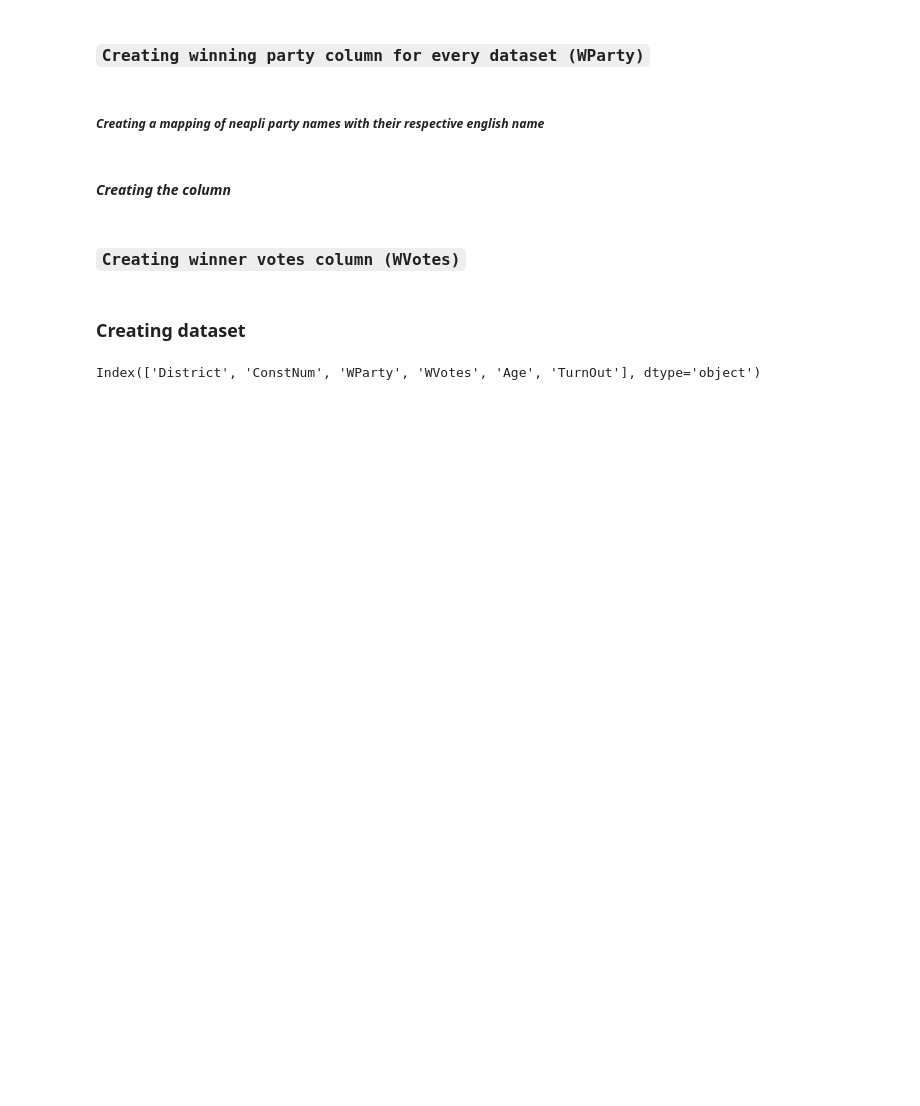
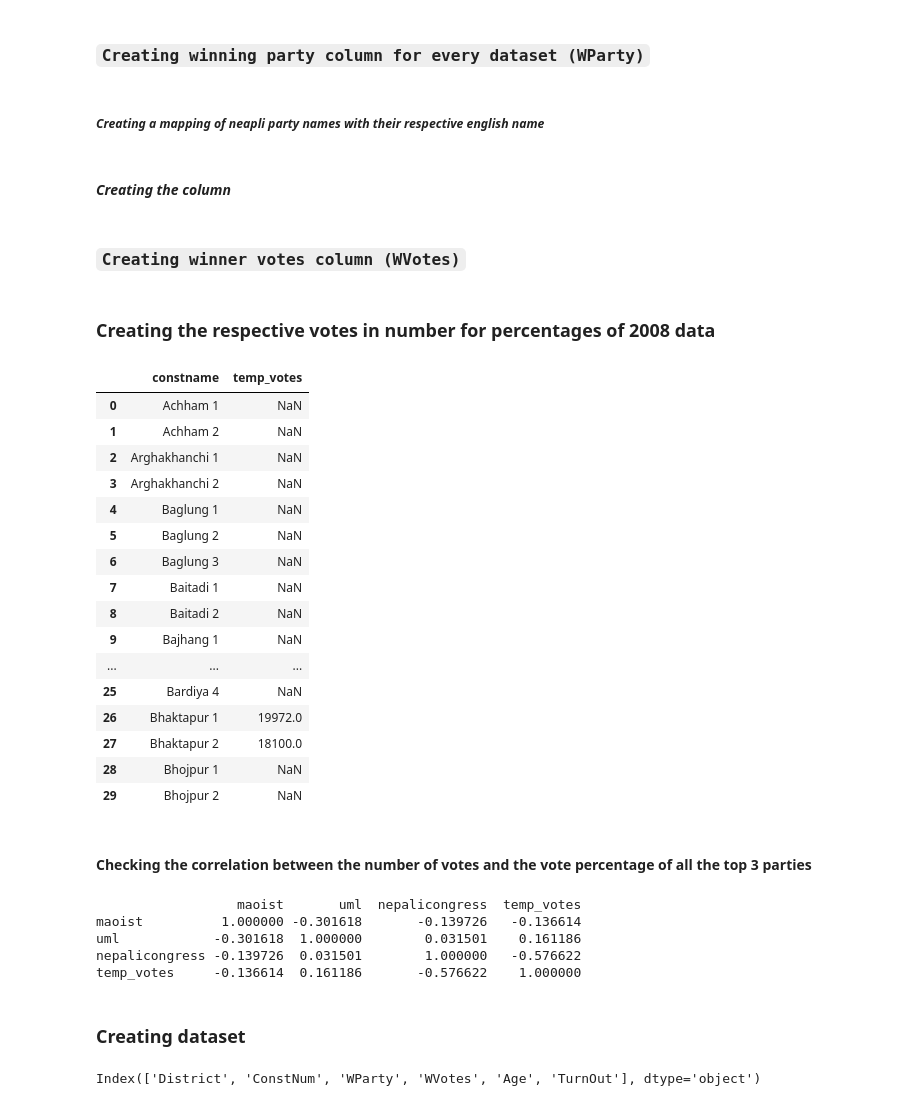
Before and after one commit to UjjwalKarkeyy/Nepal_Election_Prediction_Model, a Jupyter notebook: main.ipynb, the cells around one changed output. Drawn from its saved outputs; the diff is of its cells as text; code cells hidden in the pictures; blank space fills up the shorter version.

Commit message:
votes_of_other_constituencies_left_to-predict

```diff
--- a/main.ipynb
+++ b/main.ipynb
@@ -333,6 +340,64 @@ result22['WParty'] = result22['Temp_Winning_Party']
 result22.drop(columns='Temp_Winning_Party', inplace=True)
 # %% [markdown]
 ### `Creating winner votes column (WVotes)`
+# %% [markdown]
+### Creating the respective votes in number for percentages of 2008 data
+# %%
+vote_mapping_08 = {
+    'Bardiya 1':17955,
+    'Bhaktapur 1': 19972,
+    'Bhaktapur 2': 18100,
+    'Ilam 1': 17655,
+    'Ilam 2': 17748,
+    'Ilam 3': 14695,
+    'Jhapa 1': 15276,
+    'Jhapa 2': 18580,
+    'Jhapa 6': 14196,
+    'Lalitpur 3': 18930,
+    'Manang 1': 1652,
+    'Palpa 2': 12750,
+    'Palpa 3': 12951,
+    'Taplejung 1': 8719,
+    'Taplejung 2': 8628,
+}
+
+result08['temp_votes'] = result08['constname'].map(vote_mapping_08)
+result08[['constname','temp_votes']].head(30)
+# %% [output]
+|  | constname | temp_votes |
+| 0 | Achham 1 | NaN |
+| 1 | Achham 2 | NaN |
+| 2 | Arghakhanchi 1 | NaN |
+| 3 | Arghakhanchi 2 | NaN |
+| 4 | Baglung 1 | NaN |
+| 5 | Baglung 2 | NaN |
+| 6 | Baglung 3 | NaN |
+| 7 | Baitadi 1 | NaN |
+| 8 | Baitadi 2 | NaN |
+| 9 | Bajhang 1 | NaN |
+| ... | ... | ... |
+| 25 | Bardiya 4 | NaN |
+| 26 | Bhaktapur 1 | 19972.0 |
+| 27 | Bhaktapur 2 | 18100.0 |
+| 28 | Bhojpur 1 | NaN |
+| 29 | Bhojpur 2 | NaN |
+# %% [markdown]
+#### Checking the correlation between the number of votes and the vote percentage of all the top 3 parties
+# %%
+# Subset data with known temp_votes
+known_votes = result08[result08['temp_votes'].notna()]
+
+# Calculate correlation coefficients
+correlation_matrix = known_votes[['maoist', 'uml', 'nepalicongress', 'temp_votes']].corr()
+
+# Display correlation coefficients
+print(correlation_matrix)
+# %% [output]
+                  maoist       uml  nepalicongress  temp_votes
+maoist          1.000000 -0.301618       -0.139726   -0.136614
+uml            -0.301618  1.000000        0.031501    0.161186
+nepalicongress -0.139726  0.031501        1.000000   -0.576622
+temp_votes     -0.136614  0.161186       -0.576622    1.000000
 # %% [markdown]
 ### Creating dataset
 # %%
```
Also changed, not shown: parts of 1 cell of this notebook.
